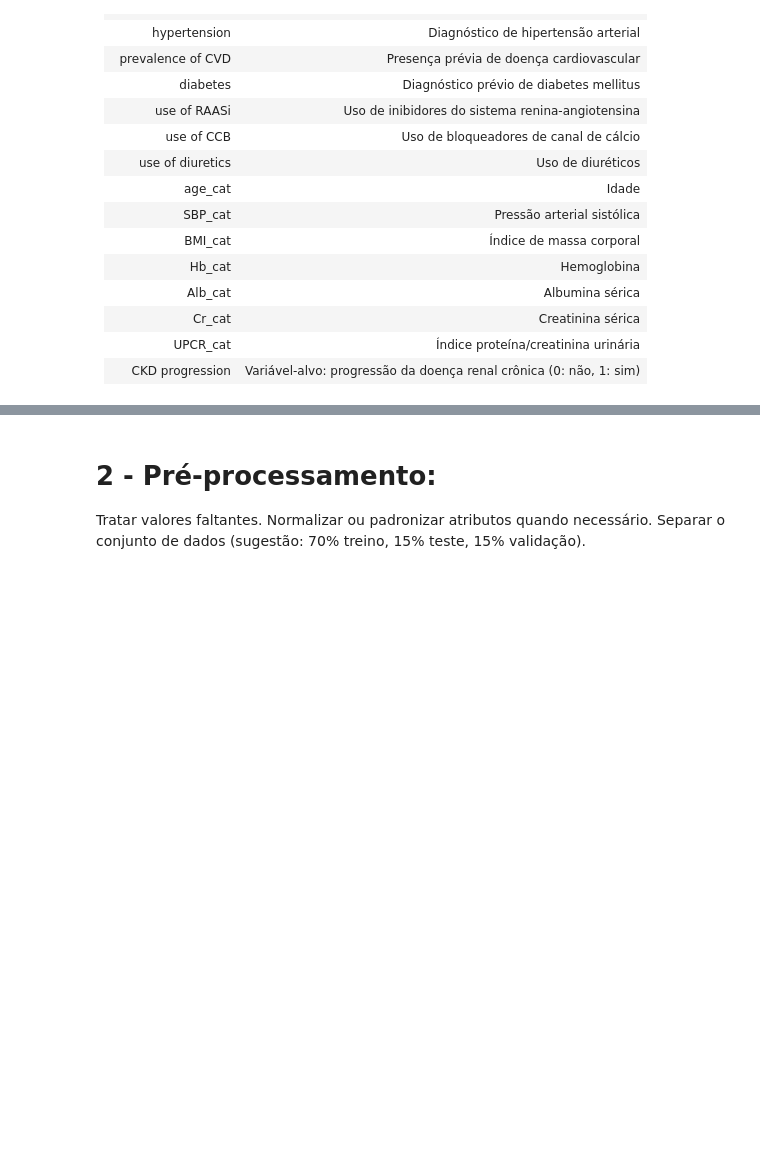
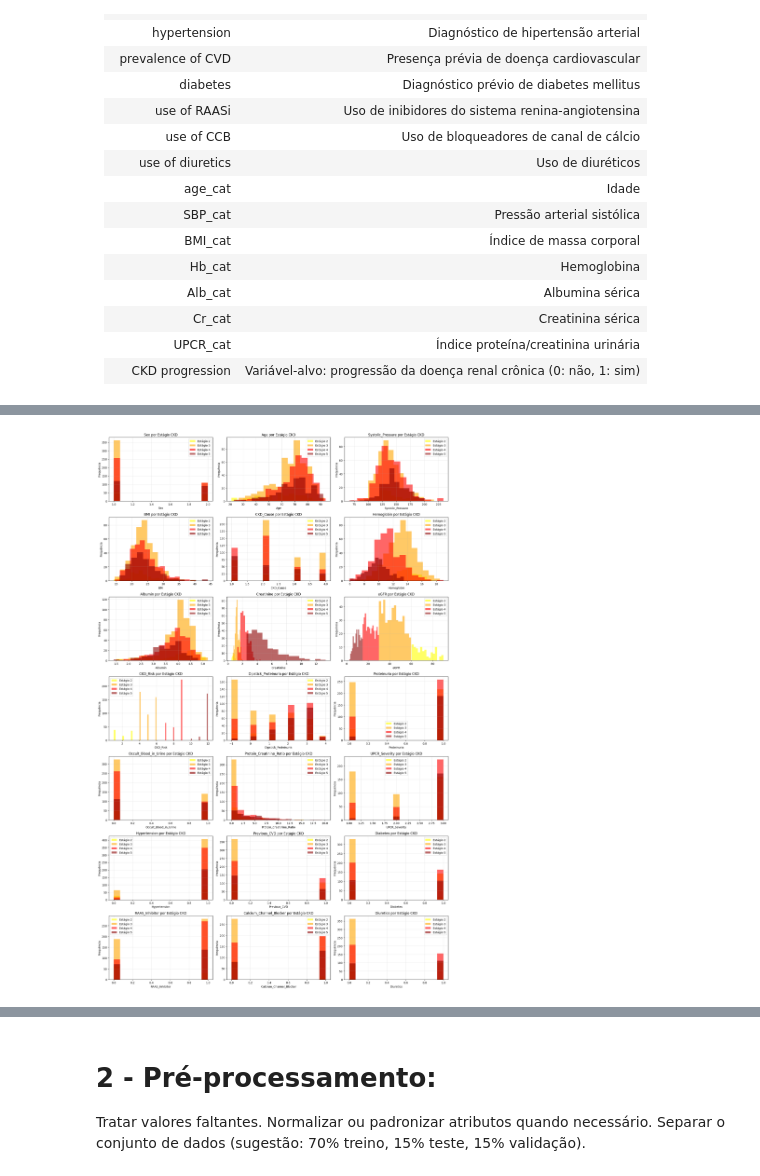
Before and after one commit to gustavoadutra/ia-trab2-ckd, a Jupyter notebook: main.ipynb, the cells around one changed output, grey strips where cells are left out. Cells and saved outputs as stored; diff of their text form; code cells hidden in the pictures; blank space fills up the shorter version.

```diff
--- a/main.ipynb
+++ b/main.ipynb
@@ -27,0 +279,38 @@ Realizar análise estatística dos atributos (médias, desvios, valores faltante
+# %%
+# Plotar histogramas para cada variável separados por CKD_Stage (CORRIGIDO)
+cols_without_stage = [col for col in df.columns if col != 'CKD_Stage']
+n_cols = 3
+n_rows = math.ceil(len(cols_without_stage) / n_cols)
+fig, axes = plt.subplots(n_rows, n_cols, figsize=(6 * n_cols, 4 * n_rows))
+axes = axes.flatten()
+
+# Cores para cada estágio
+stage_colors = {1: 'green', 2: 'yellow', 3: 'orange', 4: 'red', 5: 'darkred'}
+stage_labels = {1: 'Estágio 1', 2: 'Estágio 2', 3: 'Estágio 3', 4: 'Estágio 4', 5: 'Estágio 5'}
+
+for idx, col in enumerate(cols_without_stage[:-1]):
+    if col == 'CKD_Progression':
+        continue  # Pular a outra variável alvo
+
+    # Plotar histograma para cada estágio
+    for stage in sorted(df['CKD_Stage'].unique()):
+        data_stage = df[df['CKD_Stage'] == stage][col].dropna()
+        if len(data_stage) > 0:  # Só plotar se houver dados
+            axes[idx].hist(data_stage, bins=15, alpha=0.6,
+                          label=stage_labels[stage],
+                          color=stage_colors[stage])
+
+    axes[idx].set_title(f'{col} por Estágio CKD')
+    axes[idx].set_xlabel(col)
+    axes[idx].set_ylabel('Frequência')
+    axes[idx].legend()
+    axes[idx].grid(True, alpha=0.3)
+
+# Remove eixos extras
+for j in range(idx + 1, len(axes)):
+    fig.delaxes(axes[j])
+
+plt.tight_layout()
+plt.show()
+# %% [output]
+[figure, added]
```
Also changed, not shown: parts of 32 cells of this notebook.
